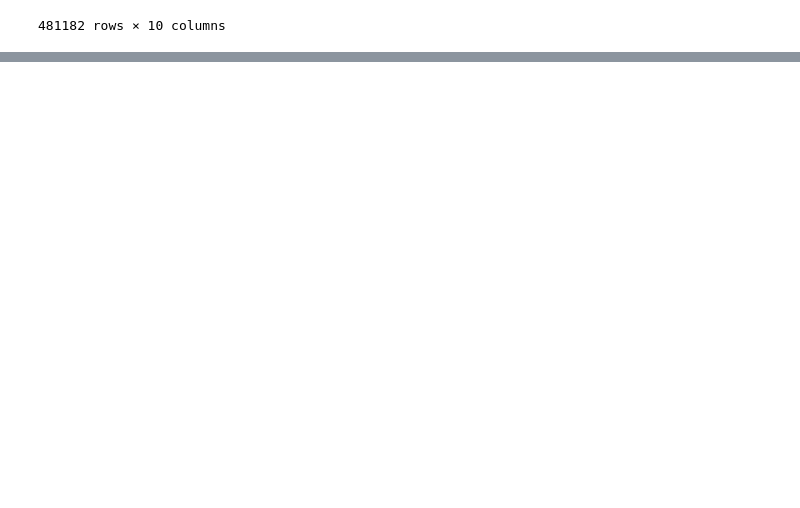
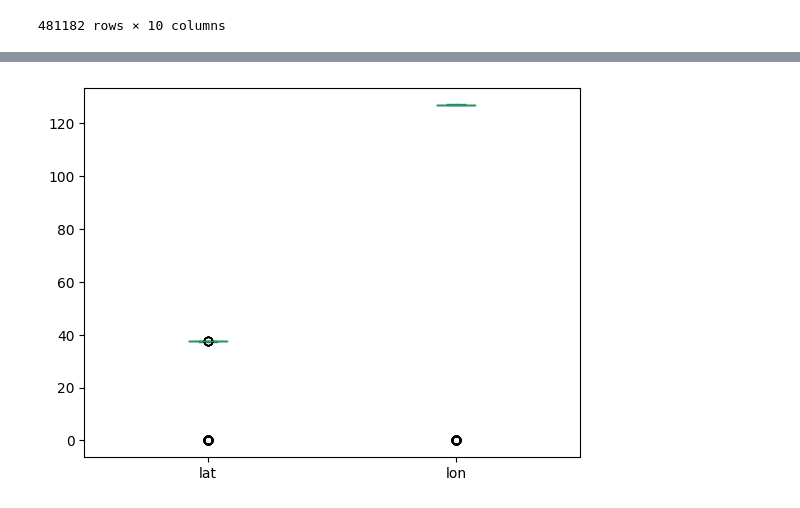
Before and after one commit to HongJeongHwan/KDT_project1_mini, a Jupyter notebook: mini_test.ipynb, the cells around one changed output, grey strips where cells are left out. Drawn from its saved outputs; the diff is of its cells as text; code cells hidden in the pictures; blank space fills up the shorter version.

```diff
--- a/mini_test.ipynb
+++ b/mini_test.ipynb
@@ -167,0 +186,5 @@ df_master = pd.read_csv(file_path,encoding='cp949')
+# %%
+df_master.loc[:,['lat','lon']].plot(kind='box')
+plt.show()
+# %% [output]
+[figure, added]
```
Also changed, not shown: parts of 6 cells of this notebook, 1 other file.
